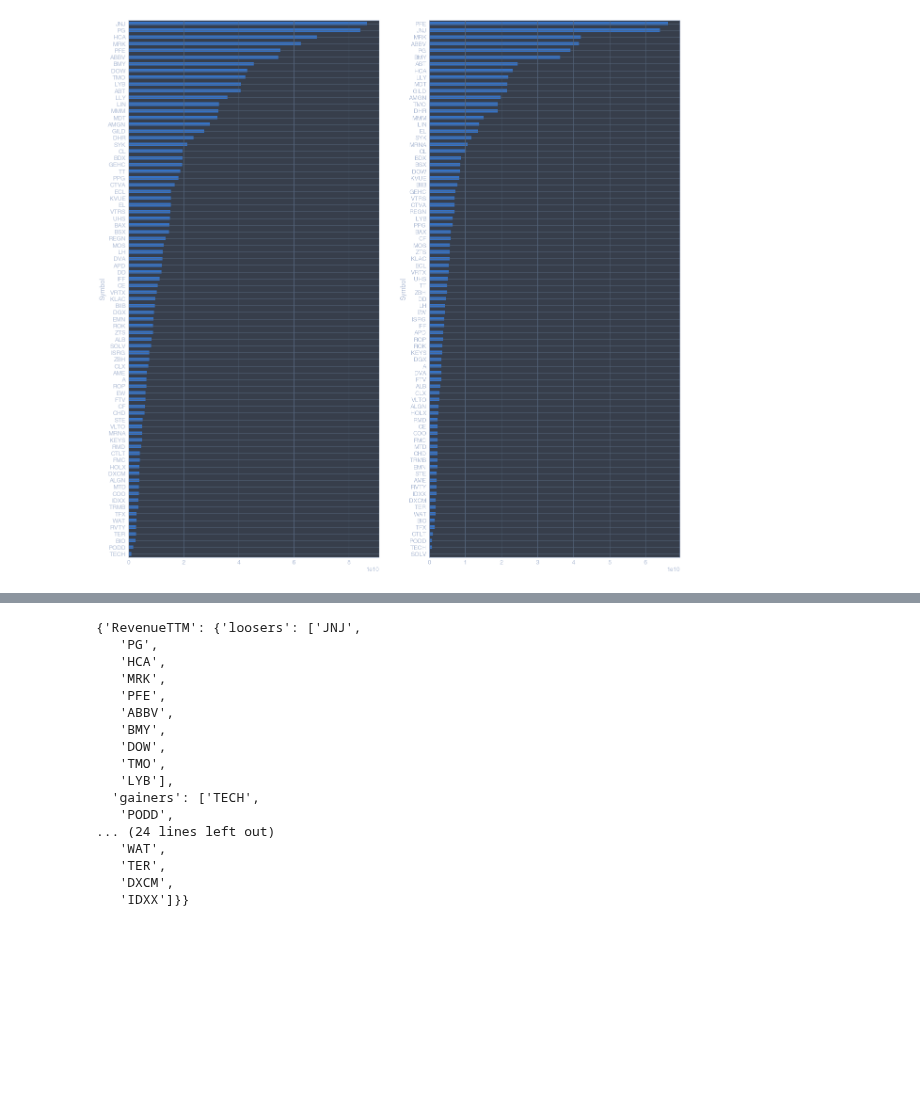
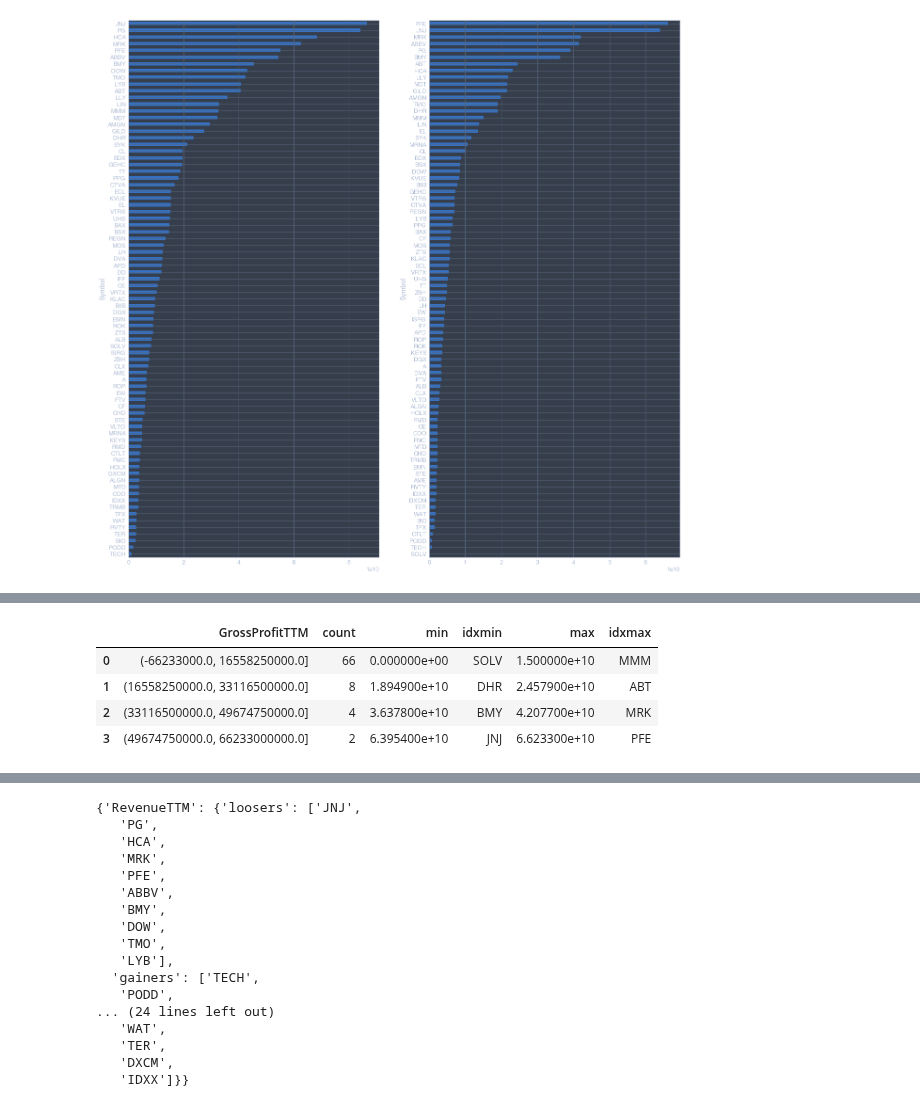
Before and after one commit to fadeeva/stock_market_research, a Jupyter notebook: Portfolio/Search_Review/Sectors_review/LIFE_SCIENCES.ipynb, the cells around one changed output, grey strips where cells are left out. Saved outputs shown, nothing was run; the diff lists cells and outputs as text; code cells hidden in the pictures; blank space fills up the shorter version.

```diff
--- a/Portfolio/Search_Review/Sectors_review/LIFE_SCIENCES.ipynb
+++ b/Portfolio/Search_Review/Sectors_review/LIFE_SCIENCES.ipynb
@@ -281,0 +300,11 @@ lf.sort_values('GrossProfitTTM', ascending=False)['GrossProfitTTM'].plot(kind='b
+# %%
+data = lf['GrossProfitTTM']
+bins = pd.cut(data, 4)
+results = (pd.Series(data).groupby(bins).agg(['count', 'min', 'idxmin', 'max', 'idxmax']).reset_index())
+results
+# %% [output]
+|  | GrossProfitTTM | count | min | idxmin | max | idxmax |
+| 0 | (-66233000.0, 16558250000.0] | 66 | 0.000000e+00 | SOLV | 1.500000e+10 | MMM |
+| 1 | (16558250000.0, 33116500000.0] | 8 | 1.894900e+10 | DHR | 2.457900e+10 | ABT |
+| 2 | (33116500000.0, 49674750000.0] | 4 | 3.637800e+10 | BMY | 4.207700e+10 | MRK |
+| 3 | (49674750000.0, 66233000000.0] | 2 | 6.395400e+10 | JNJ | 6.623300e+10 | PFE |
```
Also changed, not shown: parts of 5 cells of this notebook.
